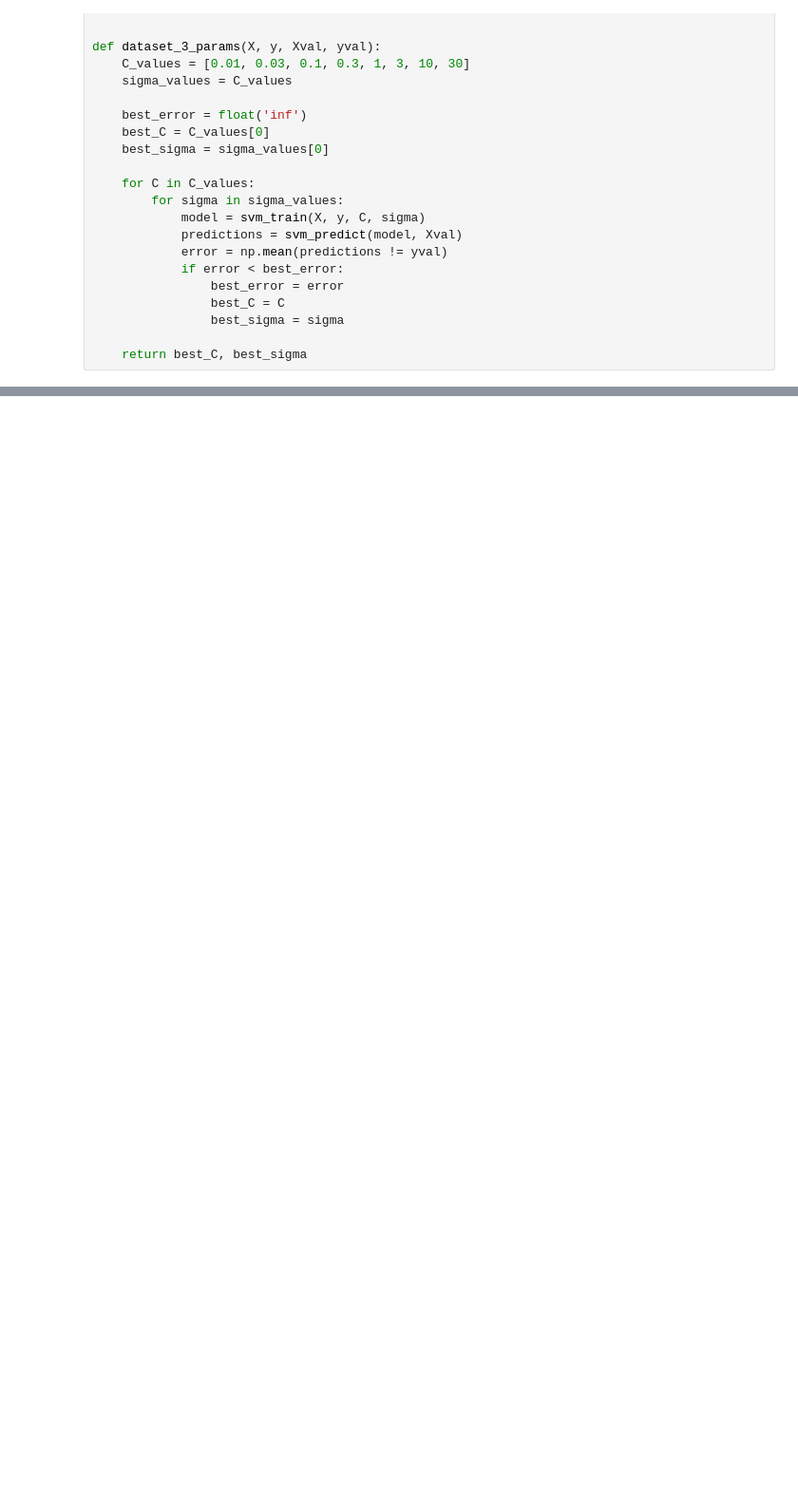
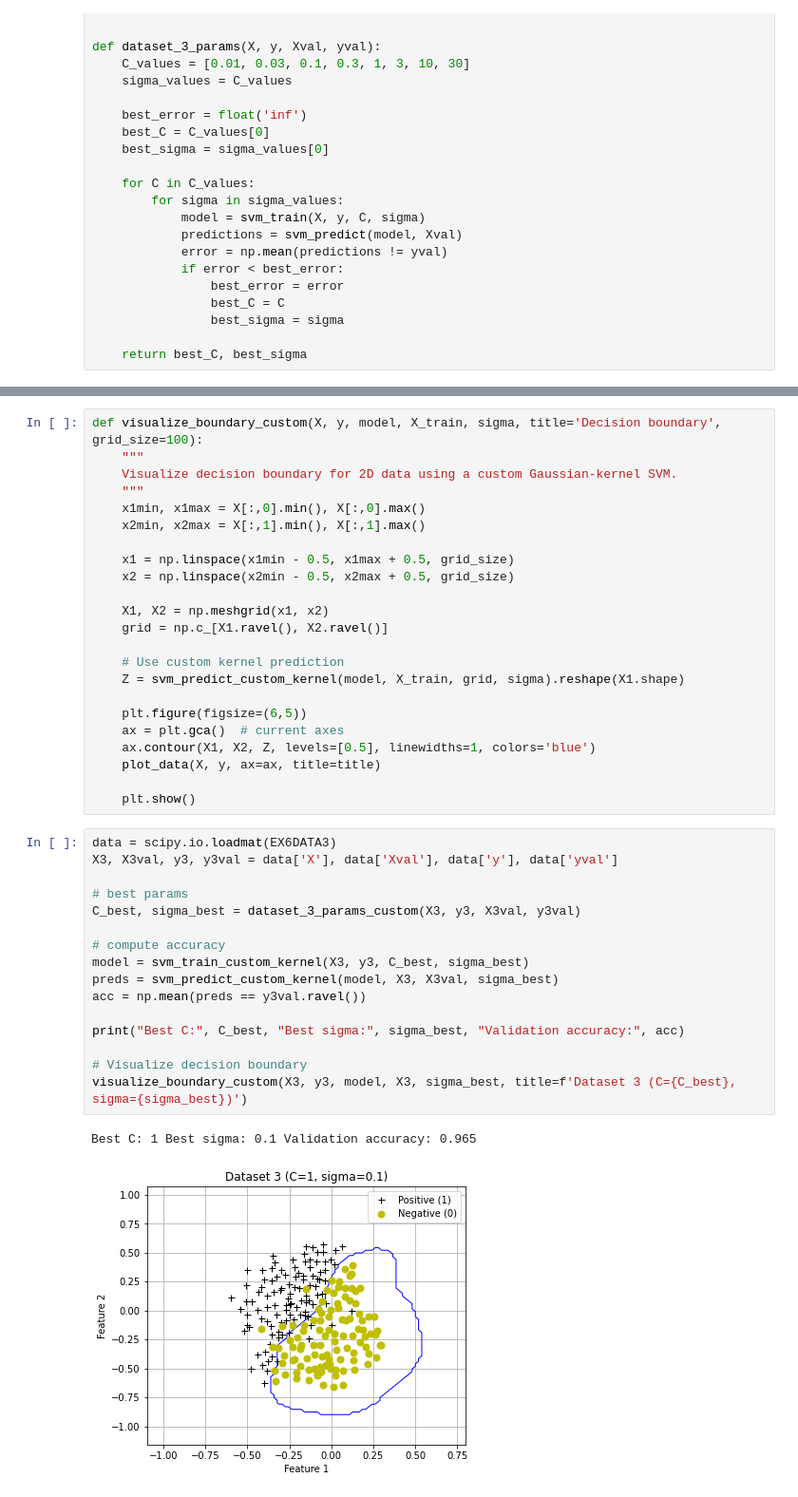
Before and after one commit to KeremDUZENLI/python-scipy-machine-learning, a Jupyter notebook: notebooks/6_support_vector_machine.ipynb, the cells around one changed output, grey strips where cells are left out. Shown: that part at 95% size. Cells and saved outputs as stored; diff of their text form; blank space fills up the shorter version.

```diff
--- a/notebooks/6_support_vector_machine.ipynb
+++ b/notebooks/6_support_vector_machine.ipynb
@@ -406,0 +470,42 @@ Best C, sigma found: 1 0.03 val-acc: 0.905
+# %%
+def visualize_boundary_custom(X, y, model, X_train, sigma, title='Decision boundary', grid_size=100):
+    """
+    Visualize decision boundary for 2D data using a custom Gaussian-kernel SVM.
+    """
+    x1min, x1max = X[:,0].min(), X[:,0].max()
+    x2min, x2max = X[:,1].min(), X[:,1].max()
+
+    x1 = np.linspace(x1min - 0.5, x1max + 0.5, grid_size)
+    x2 = np.linspace(x2min - 0.5, x2max + 0.5, grid_size)
+
+    X1, X2 = np.meshgrid(x1, x2)
+    grid = np.c_[X1.ravel(), X2.ravel()]
+
+    # Use custom kernel prediction
+    Z = svm_predict_custom_kernel(model, X_train, grid, sigma).reshape(X1.shape)
+
+    plt.figure(figsize=(6,5))
+    ax = plt.gca()  # current axes
+    ax.contour(X1, X2, Z, levels=[0.5], linewidths=1, colors='blue')
+    plot_data(X, y, ax=ax, title=title)
+
+    plt.show()
+# %%
+data = scipy.io.loadmat(EX6DATA3)
+X3, X3val, y3, y3val = data['X'], data['Xval'], data['y'], data['yval']
+
+# best params
+C_best, sigma_best = dataset_3_params_custom(X3, y3, X3val, y3val)
+
+# compute accuracy
+model = svm_train_custom_kernel(X3, y3, C_best, sigma_best)
+preds = svm_predict_custom_kernel(model, X3, X3val, sigma_best)
+acc = np.mean(preds == y3val.ravel())
+
+print("Best C:", C_best, "Best sigma:", sigma_best, "Validation accuracy:", acc)
+
+# Visualize decision boundary
+visualize_boundary_custom(X3, y3, model, X3, sigma_best, title=f'Dataset 3 (C={C_best}, sigma={sigma_best})')
+# %% [output]
+Best C: 1 Best sigma: 0.1 Validation accuracy: 0.965
+[figure, added]
```
Also changed, not shown: parts of 8 cells of this notebook.
